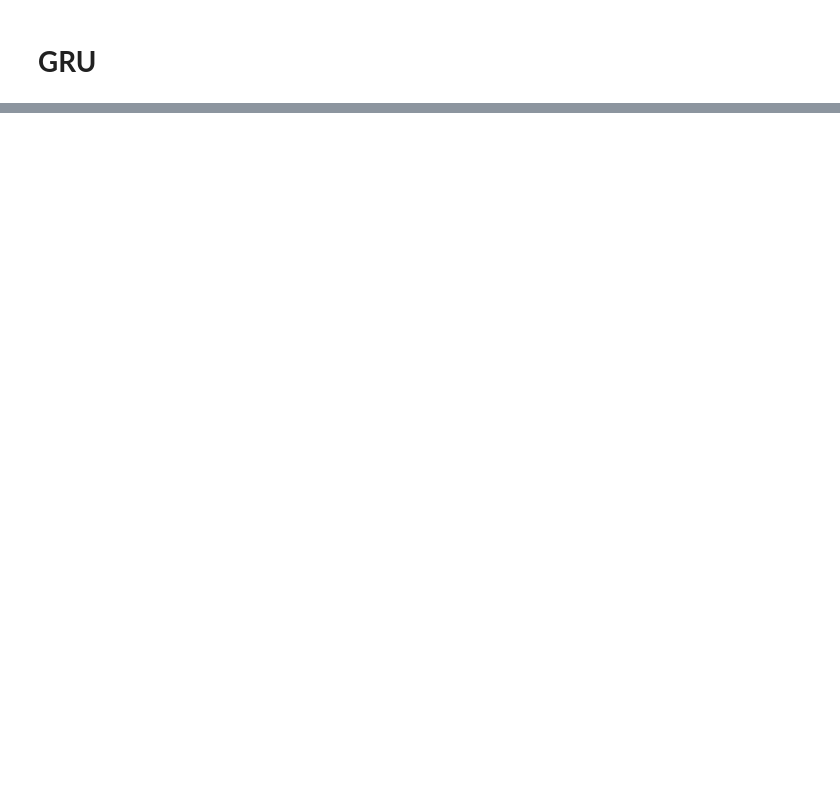
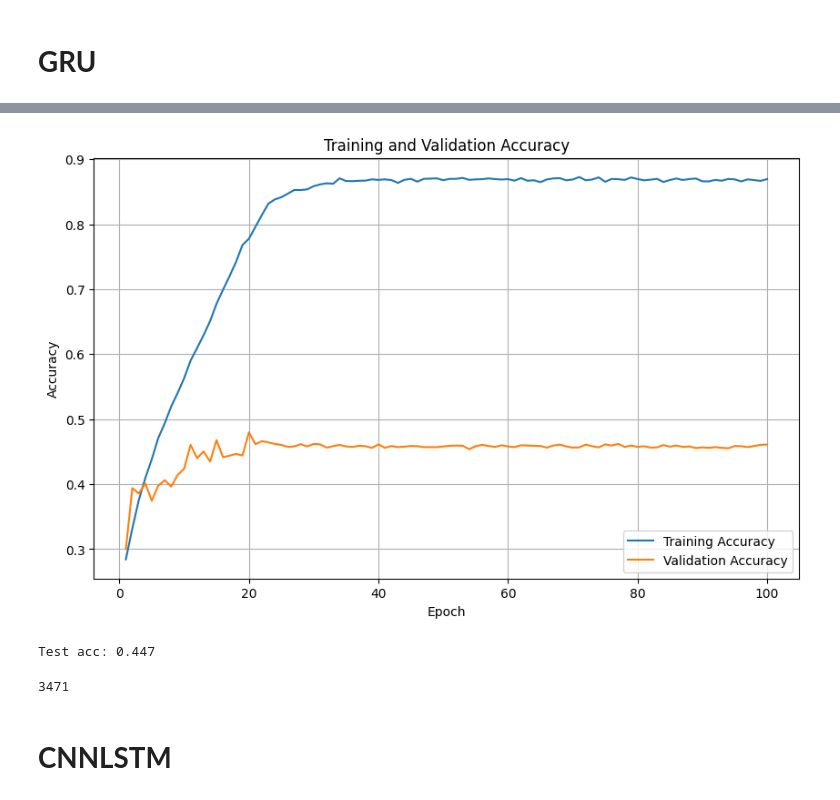
Before and after one commit to warrenjkim/eeg-signal-classifier, a Jupyter notebook: please_work.ipynb, the cells around one changed output, grey strips where cells are left out. Saved outputs shown, nothing was run; the diff lists cells and outputs as text; code cells hidden in the pictures; blank space fills up the shorter version.

Commit message:
added all models to nb

```diff
--- a/please_work.ipynb
+++ b/please_work.ipynb
@@ -739,0 +588,8 @@ gc.collect()
+# %%
+params = utils.learn_hyperparameters(X_train=X_train,
+                                     y_train=y_train,
+                                     X_valid=X_valid,
+                                     y_valid=y_valid,
+                                     model_name='CNN',
+                                     num_epochs=num_epochs,
+                                     trials=num_trials)
@@ -739,0 +680,11 @@ gc.collect()
+# %%
+train_accuracies, val_accuracies = utils.train_model(model=model,
+                                                     criterion=criterion,
+                                                     optimizer=optimizer,
+                                                     scheduler=scheduler,
+                                                     train_loader=train_loader,
+                                                     val_loader=val_loader,
+                                                     num_epochs=num_epochs * 2,
+                                                     learning=False,
+                                                     device=device,
+                                                     trial=None)
@@ -739,0 +716,29 @@ gc.collect()
+# %%
+import matplotlib.pyplot as plt
+n_epochs = num_epochs * 2
+epochs = range(1, n_epochs + 1)
+
+plt.figure(figsize=(10, 6))
+plt.plot(epochs, train_accuracies, label='Training Accuracy')
+plt.plot(epochs, val_accuracies, label='Validation Accuracy')
+plt.title('Training and Validation Accuracy')
+plt.xlabel('Epoch')
+plt.ylabel('Accuracy')
+plt.legend()
+plt.grid(True)
+plt.show()
+# %% [output]
+[figure, added]
+# %%
+utils.test_model(model, test_loader)
+end_time = time.time()
+# %% [output]
+Test acc: 0.447
+# %%
+del model
+torch.cuda.empty_cache()
+gc.collect()
+# %% [output]
+3471
+# %% [markdown]
+# **CNNLSTM**
```
Also changed, not shown: parts of 70 cells of this notebook.
